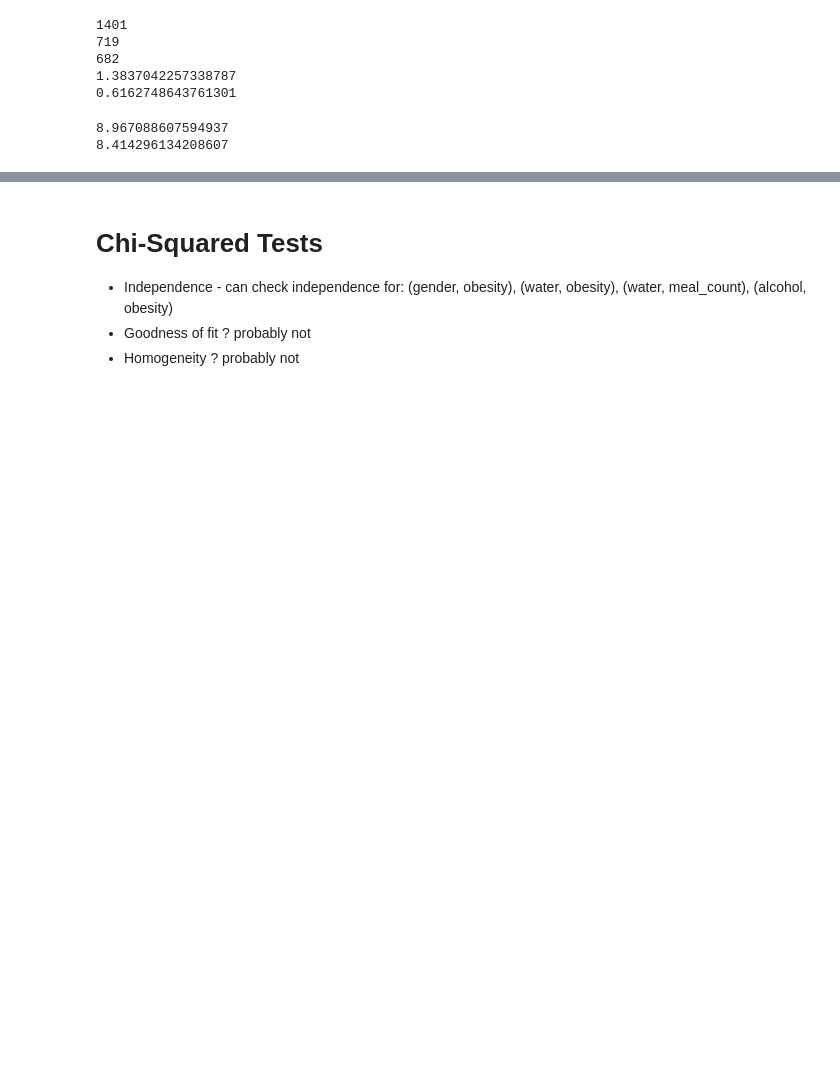
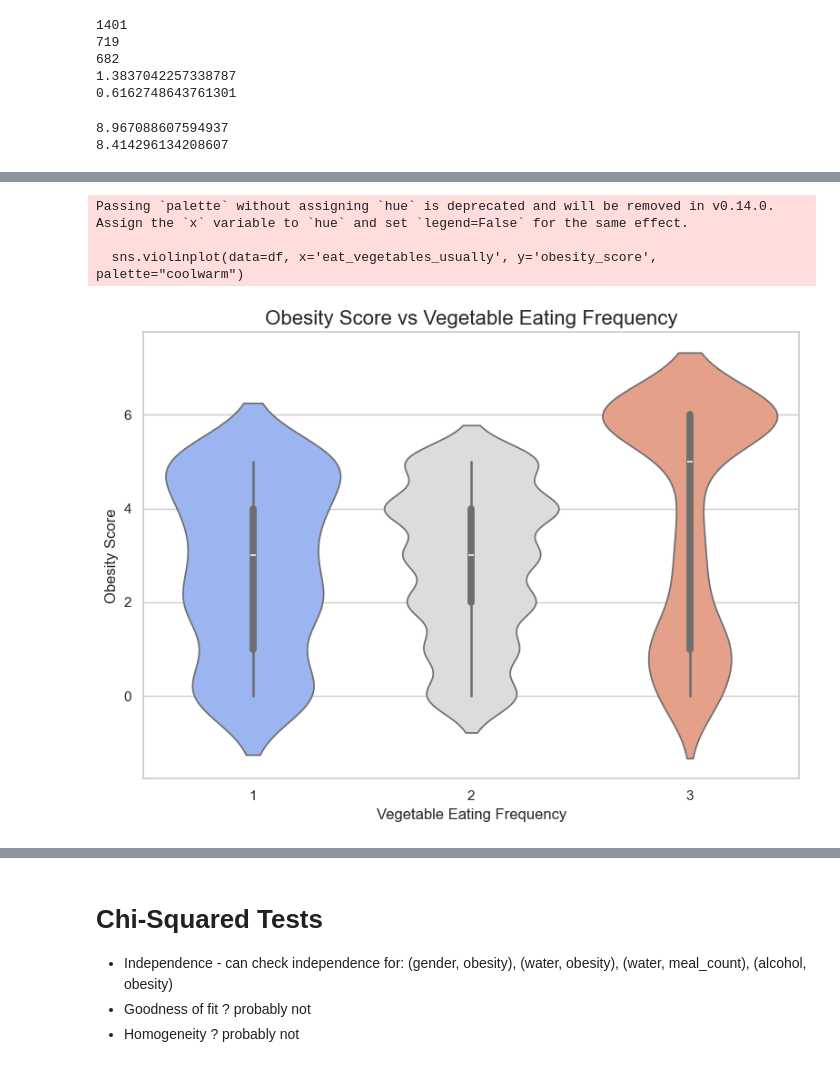
Before and after one commit to GerardoG2/obesity-risk-analyis, a Jupyter notebook: UCI_analysis.ipynb, the cells around one changed output, grey strips where cells are left out. Saved outputs shown, nothing was run; the diff lists cells and outputs as text; code cells hidden in the pictures; blank space fills up the shorter version.

```diff
--- a/UCI_analysis.ipynb
+++ b/UCI_analysis.ipynb
@@ -214,0 +257,28 @@ print(rr2)
+# %%
+# How often an individual eats vegetables vs obesity level
+obesity_mapping = {
+    'Insufficient_Weight': 0,
+    'Normal_Weight': 1,
+    'Overweight_Level_I': 2,
+    'Overweight_Level_II': 3,
+    'Obesity_Type_I': 4,
+    'Obesity_Type_II': 5,
+    'Obesity_Type_III': 6
+}
+df['eat_vegetables_usually'] = df['eat_vegetables_usually'].astype(int)
+df['obesity_score'] = df['obesity_level'].map(obesity_mapping)
+
+plt.figure(figsize=(8, 6))
+sns.violinplot(data=df, x='eat_vegetables_usually', y='obesity_score', palette="coolwarm")
+
+plt.title('Obesity Score vs Vegetable Eating Frequency', fontsize=16)
+plt.xlabel('Vegetable Eating Frequency', fontsize=12)
+plt.ylabel('Obesity Score', fontsize=12)
+
+plt.tight_layout()
+plt.show()
+# %% [output]
+Passing `palette` without assigning `hue` is deprecated and will be removed in v0.14.0. Assign the `x` variable to `hue` and set `legend=False` for the same effect.
+
+  sns.violinplot(data=df, x='eat_vegetables_usually', y='obesity_score', palette="coolwarm")
+[figure, added]
```
Also changed, not shown: parts of 4 cells of this notebook.
